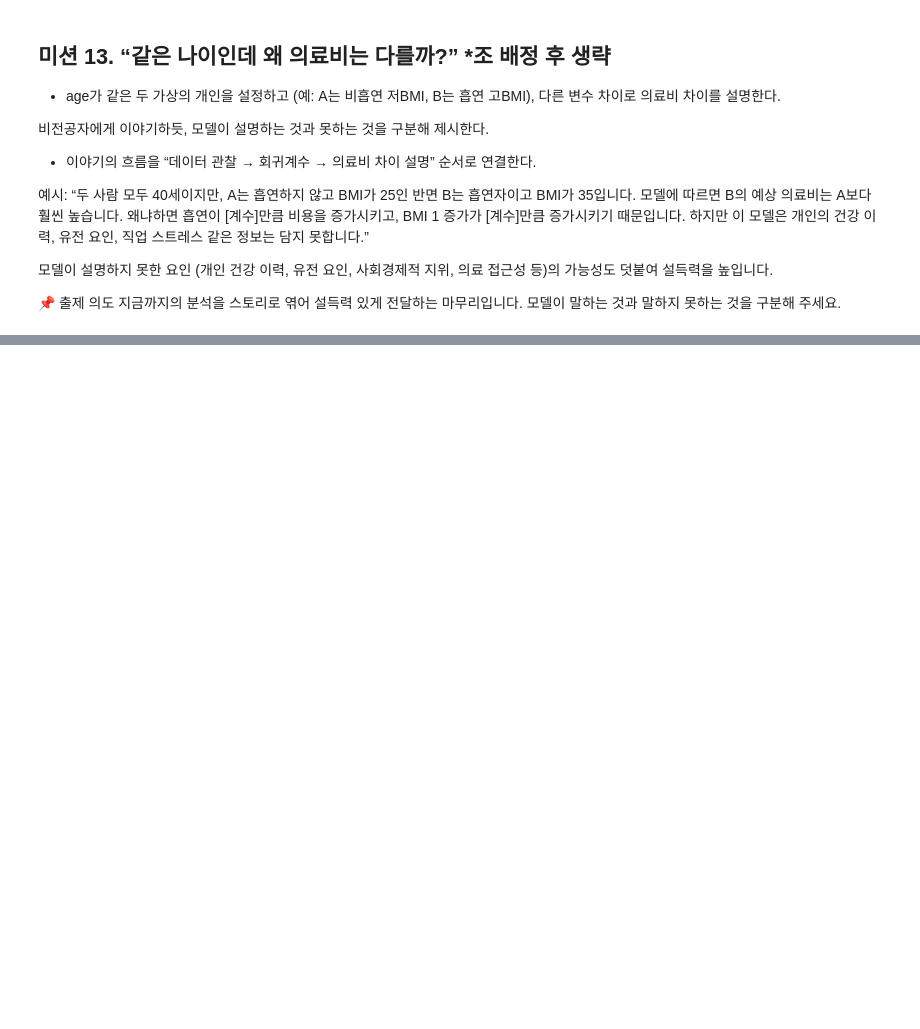
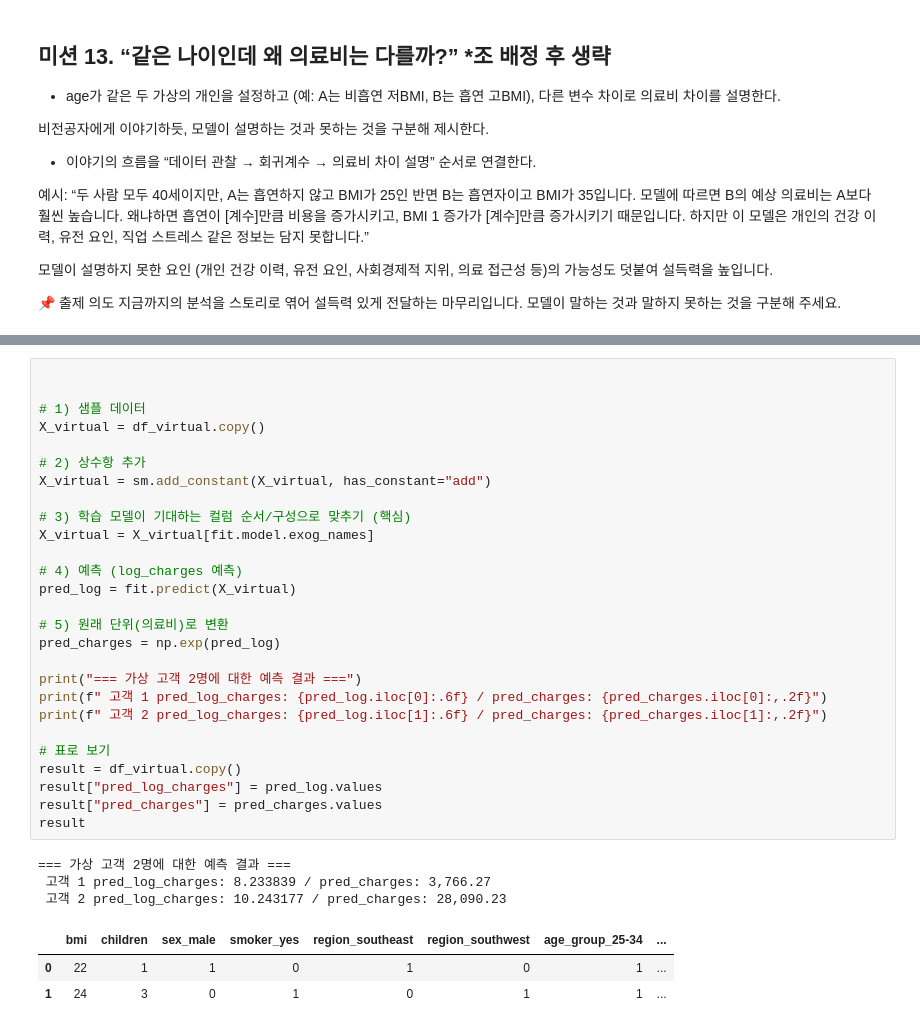
Before and after one commit to BoheeJeong/data_analysis_basic, a Jupyter notebook: 00 캡스톤/조별과제/Insurance 캡스톤 _ 정보희 (상호작용 항 적용 버전) .ipynb, the cells around one changed output, grey strips where cells are left out. Cells and saved outputs as stored; diff of their text form; blank space fills up the shorter version.

```diff
--- a/00 캡스톤/Insurance 캡스톤 _ 정보희 (상호작용 항 적용 버전) .ipynb
+++ b/00 캡스톤/조별과제/Insurance 캡스톤 _ 정보희 (상호작용 항 적용 버전) .ipynb
@@ -2649,0 +2781,34 @@ BMI 1 증가가 [계수]만큼 증가시키기 때문입니다.
+# %%
+
+
+# 1) 샘플 데이터
+X_virtual = df_virtual.copy()
+
+# 2) 상수항 추가
+X_virtual = sm.add_constant(X_virtual, has_constant="add")
+
+# 3) 학습 모델이 기대하는 컬럼 순서/구성으로 맞추기 (핵심)
+X_virtual = X_virtual[fit.model.exog_names]
+
+# 4) 예측 (log_charges 예측)
+pred_log = fit.predict(X_virtual)
+
+# 5) 원래 단위(의료비)로 변환
+pred_charges = np.exp(pred_log)
+
+print("=== 가상 고객 2명에 대한 예측 결과 ===")
+print(f" 고객 1 pred_log_charges: {pred_log.iloc[0]:.6f} / pred_charges: {pred_charges.iloc[0]:,.2f}")
+print(f" 고객 2 pred_log_charges: {pred_log.iloc[1]:.6f} / pred_charges: {pred_charges.iloc[1]:,.2f}")
+
+# 표로 보기
+result = df_virtual.copy()
+result["pred_log_charges"] = pred_log.values
+result["pred_charges"] = pred_charges.values
+result
+# %% [output]
+=== 가상 고객 2명에 대한 예측 결과 ===
+ 고객 1 pred_log_charges: 8.233839 / pred_charges: 3,766.27
+ 고객 2 pred_log_charges: 10.243177 / pred_charges: 28,090.23
+|  | bmi | children | sex_male | smoker_yes | region_southeast | region_southwest | age_group_25-34 | ... |
+| 0 | 22 | 1 | 1 | 0 | 1 | 0 | 1 | ... |
+| 1 | 24 | 3 | 0 | 1 | 0 | 1 | 1 | ... |
```
Also changed, not shown: parts of 10 cells of this notebook, 5 other files.
